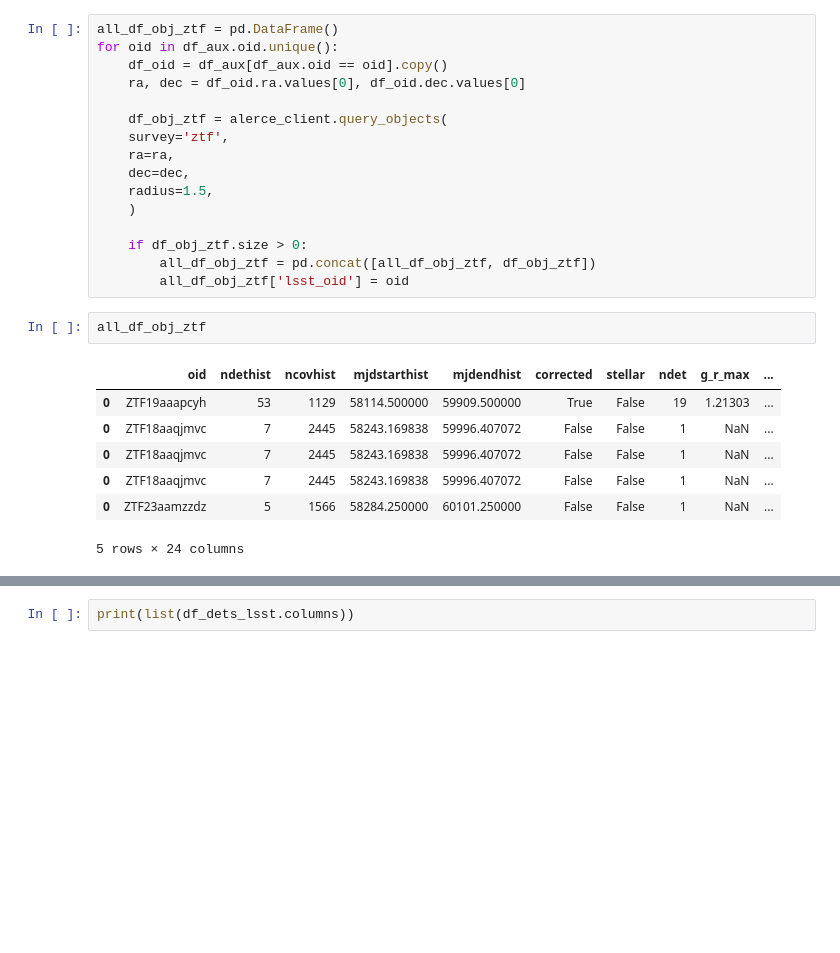
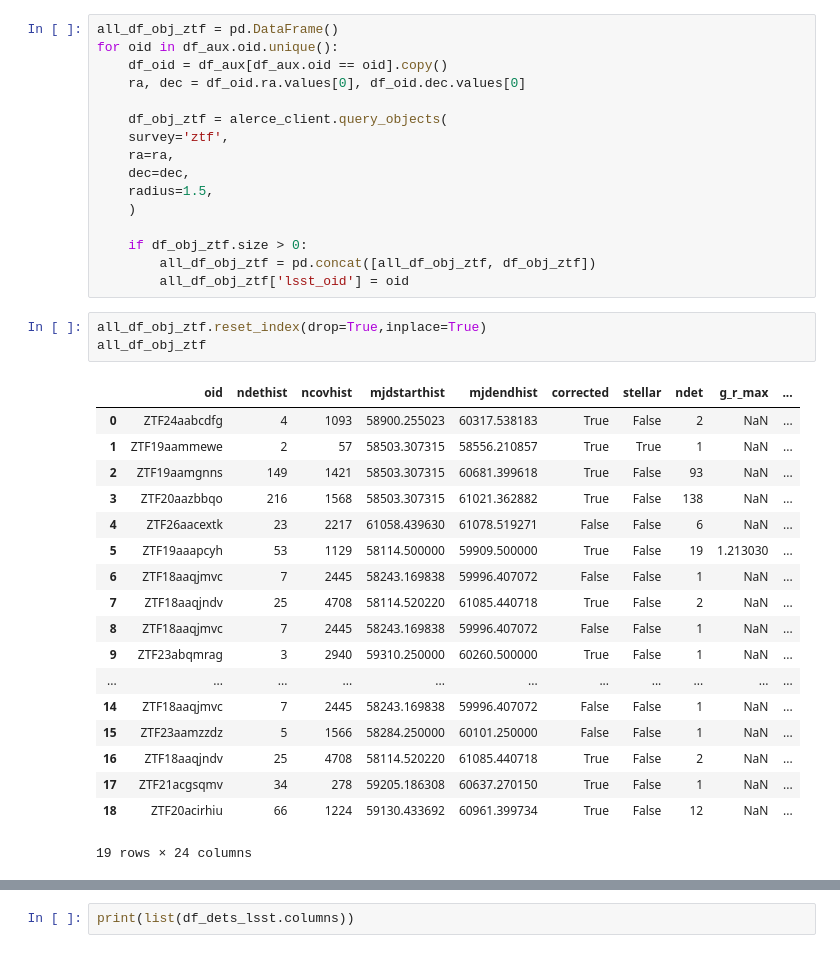
Before and after one commit to jurados/alercehackton2026, a Jupyter notebook: LSST_Candidates.ipynb, the cells around one changed output, grey strips where cells are left out. Saved outputs shown, nothing was run; the diff lists cells and outputs as text; blank space fills up the shorter version.

```diff
--- a/LSST_Candidates.ipynb
+++ b/LSST_Candidates.ipynb
@@ -168,16 +164,28 @@ for oid in df_aux.oid.unique():
     if df_obj_ztf.size > 0:
         all_df_obj_ztf = pd.concat([all_df_obj_ztf, df_obj_ztf])
         all_df_obj_ztf['lsst_oid'] = oid
-# %%
-all_df_obj_ztf
-# %% [output]
-|  | oid | ndethist | ncovhist | mjdstarthist | mjdendhist | corrected | stellar | ndet | g_r_max | ... |
-| 0 | ZTF19aaapcyh | 53 | 1129 | 58114.500000 | 59909.500000 | True | False | 19 | 1.21303 | ... |
-| 0 | ZTF18aaqjmvc | 7 | 2445 | 58243.169838 | 59996.407072 | False | False | 1 | NaN | ... |
-| 0 | ZTF18aaqjmvc | 7 | 2445 | 58243.169838 | 59996.407072 | False | False | 1 | NaN | ... |
-| 0 | ZTF18aaqjmvc | 7 | 2445 | 58243.169838 | 59996.407072 | False | False | 1 | NaN | ... |
-| 0 | ZTF23aamzzdz | 5 | 1566 | 58284.250000 | 60101.250000 | False | False | 1 | NaN | ... |
-5 rows × 24 columns
+# %%
+all_df_obj_ztf.reset_index(drop=True,inplace=True)
+all_df_obj_ztf
+# %% [output]
+|  | oid | ndethist | ncovhist | mjdstarthist | mjdendhist | corrected | stellar | ndet | g_r_max | ... |
+| 0 | ZTF24aabcdfg | 4 | 1093 | 58900.255023 | 60317.538183 | True | False | 2 | NaN | ... |
+| 1 | ZTF19aammewe | 2 | 57 | 58503.307315 | 58556.210857 | True | True | 1 | NaN | ... |
+| 2 | ZTF19aamgnns | 149 | 1421 | 58503.307315 | 60681.399618 | True | False | 93 | NaN | ... |
+| 3 | ZTF20aazbbqo | 216 | 1568 | 58503.307315 | 61021.362882 | True | False | 138 | NaN | ... |
+| 4 | ZTF26aacextk | 23 | 2217 | 61058.439630 | 61078.519271 | False | False | 6 | NaN | ... |
+| 5 | ZTF19aaapcyh | 53 | 1129 | 58114.500000 | 59909.500000 | True | False | 19 | 1.213030 | ... |
+| 6 | ZTF18aaqjmvc | 7 | 2445 | 58243.169838 | 59996.407072 | False | False | 1 | NaN | ... |
+| 7 | ZTF18aaqjndv | 25 | 4708 | 58114.520220 | 61085.440718 | True | False | 2 | NaN | ... |
+| 8 | ZTF18aaqjmvc | 7 | 2445 | 58243.169838 | 59996.407072 | False | False | 1 | NaN | ... |
+| 9 | ZTF23abqmrag | 3 | 2940 | 59310.250000 | 60260.500000 | True | False | 1 | NaN | ... |
+| ... | ... | ... | ... | ... | ... | ... | ... | ... | ... | ... |
+| 14 | ZTF18aaqjmvc | 7 | 2445 | 58243.169838 | 59996.407072 | False | False | 1 | NaN | ... |
+| 15 | ZTF23aamzzdz | 5 | 1566 | 58284.250000 | 60101.250000 | False | False | 1 | NaN | ... |
+| 16 | ZTF18aaqjndv | 25 | 4708 | 58114.520220 | 61085.440718 | True | False | 2 | NaN | ... |
+| 17 | ZTF21acgsqmv | 34 | 278 | 59205.186308 | 60637.270150 | True | False | 1 | NaN | ... |
+| 18 | ZTF20acirhiu | 66 | 1224 | 59130.433692 | 60961.399734 | True | False | 12 | NaN | ... |
+19 rows × 24 columns
 # %%
 all_df_obj_ztf.lsst_oid
 # %% [output]
```
Also changed, not shown: parts of 9 cells of this notebook.
